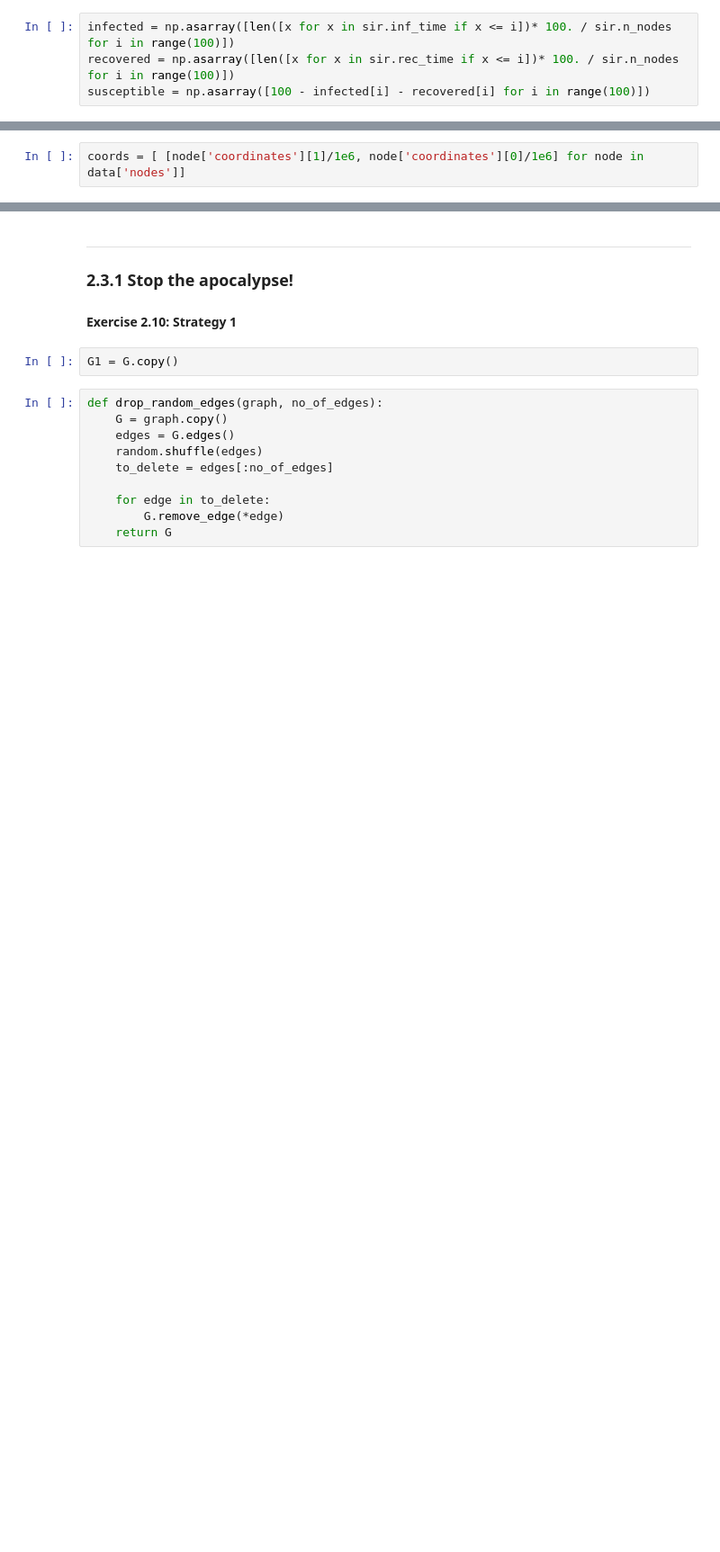
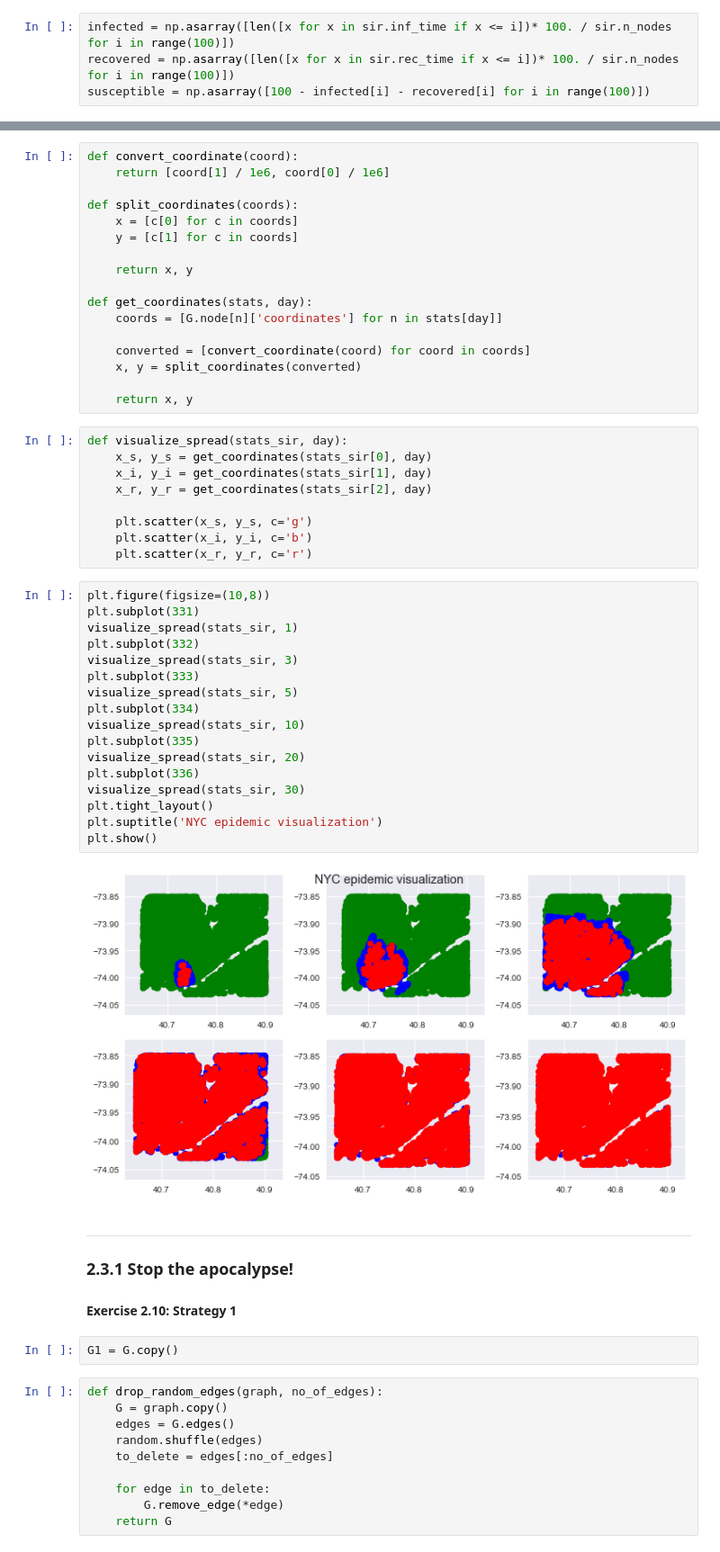
Before and after one commit to aurlien/friendship_paradox, a Jupyter notebook: lab2/notebooks/ix-lab2-notebook-part3.ipynb, the cells around one changed output, grey strips where cells are left out. Shown: that part at 90% size. Drawn from its saved outputs; the diff is of its cells as text; blank space fills up the shorter version.

```diff
--- a/lab2/notebooks/ix-lab2-notebook-part3.ipynb
+++ b/lab2/notebooks/ix-lab2-notebook-part3.ipynb
@@ -116,2 +140,0 @@ plt.show()
-# %%
-coords = [ [node['coordinates'][1]/1e6, node['coordinates'][0]/1e6] for node in data['nodes']]
@@ -125,3 +145,48 @@ coords = [ [node['coordinates'][1]/1e6, node['coordinates'][0]/1e6] for node in
+# %%
+def convert_coordinate(coord):
+    return [coord[1] / 1e6, coord[0] / 1e6]
+
+def split_coordinates(coords):
+    x = [c[0] for c in coords]
+    y = [c[1] for c in coords]
+
+    return x, y
+
+def get_coordinates(stats, day):
+    coords = [G.node[n]['coordinates'] for n in stats[day]]
+
+    converted = [convert_coordinate(coord) for coord in coords]
+    x, y = split_coordinates(converted)
+
+    return x, y
+# %%
+def visualize_spread(stats_sir, day):
+    x_s, y_s = get_coordinates(stats_sir[0], day)
+    x_i, y_i = get_coordinates(stats_sir[1], day)
+    x_r, y_r = get_coordinates(stats_sir[2], day)
+
+    plt.scatter(x_s, y_s, c='g')
+    plt.scatter(x_i, y_i, c='b')
+    plt.scatter(x_r, y_r, c='r')
+# %%
+plt.figure(figsize=(10,8))
+plt.subplot(331)
+visualize_spread(stats_sir, 1)
+plt.subplot(332)
+visualize_spread(stats_sir, 3)
+plt.subplot(333)
+visualize_spread(stats_sir, 5)
+plt.subplot(334)
+visualize_spread(stats_sir, 10)
+plt.subplot(335)
+visualize_spread(stats_sir, 20)
+plt.subplot(336)
+visualize_spread(stats_sir, 30)
+plt.tight_layout()
+plt.suptitle('NYC epidemic visualization')
+plt.show()
+# %% [output]
+[figure, added]
 # %% [markdown]
 ---
 
```
Also changed, not shown: parts of 58 cells of this notebook, 1 other file.
